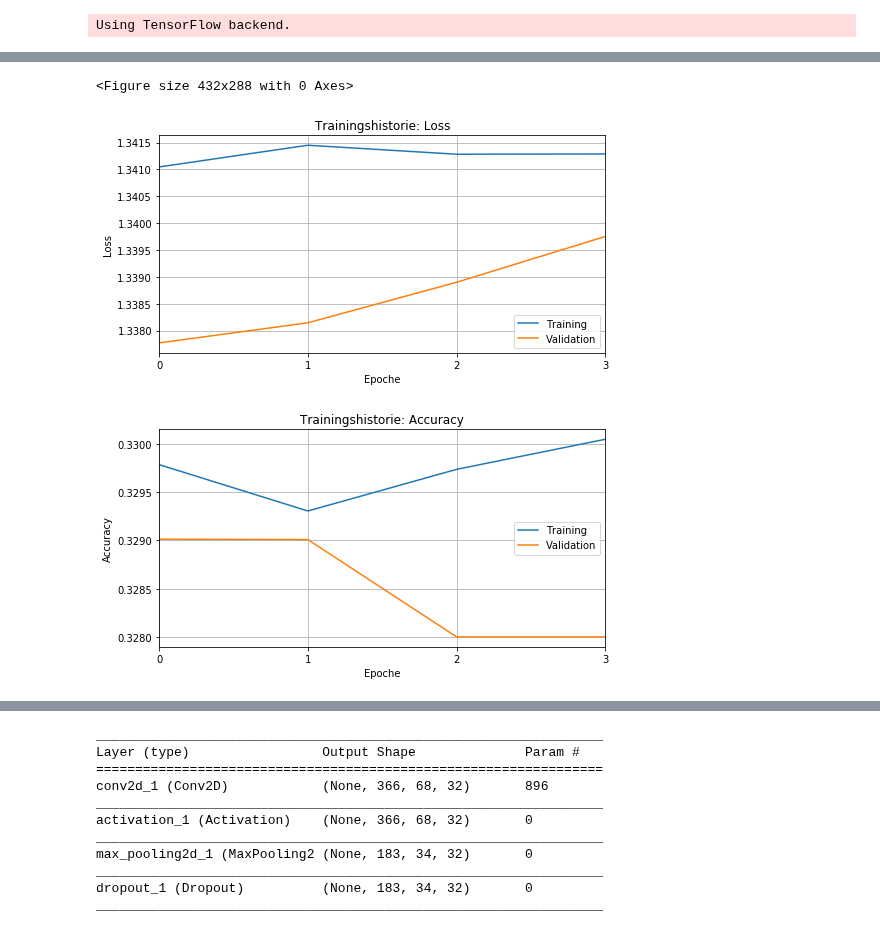
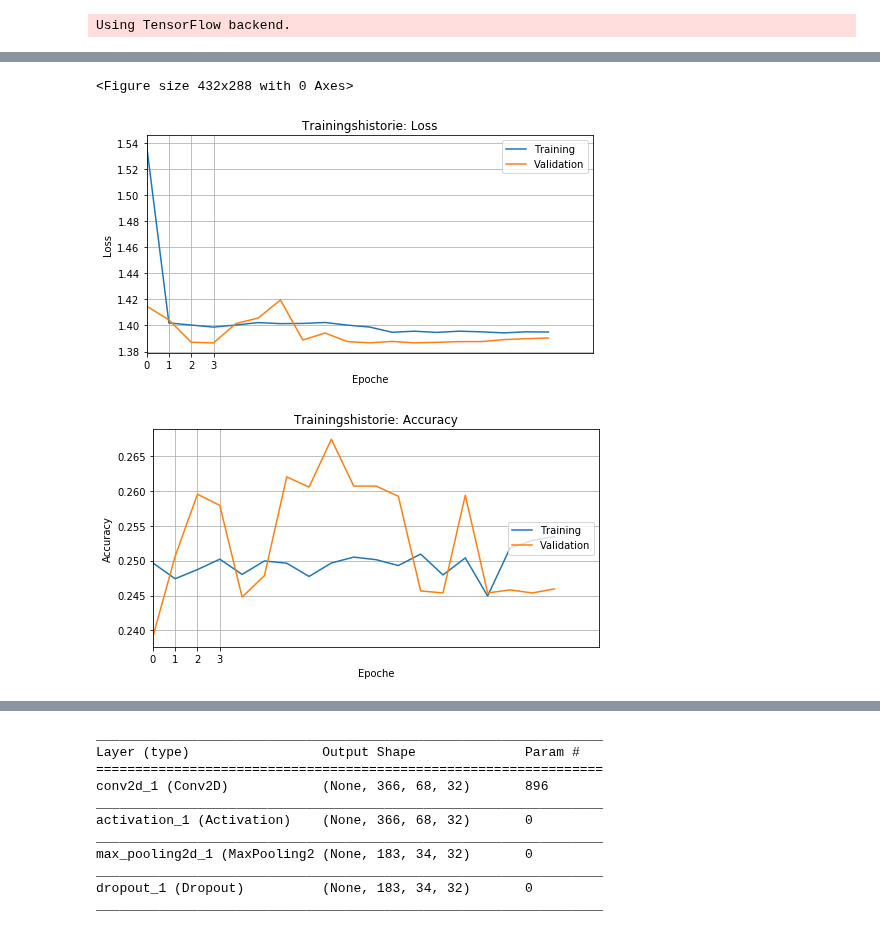
Before and after one commit to SandGreif/FahrradwegeKlassifizierung, a Jupyter notebook: faltungsnetze/CNN_experiment4.ipynb, the cells around one changed output, grey strips where cells are left out. Drawn from its saved outputs; the diff is of its cells as text; code cells hidden in the pictures.

Commit message:
Faltungsnetz Versuch 4.5 durchgeführt

```diff
--- a/faltungsnetze/CNN_experiment4.ipynb
+++ b/faltungsnetze/CNN_experiment4.ipynb
@@ -157,6 +168,6 @@ from sklearn.model_selection import train_test_split
 from sklearn.metrics import confusion_matrix
 from sklearn.metrics import accuracy_score
 # %%
-featuresDf = pandas.read_csv(filepath_or_buffer="../daten/merkmale_datensatz_37_bis_42/merkmaleMitLabelnFuzzyVersuch3.csv")
+featuresDf = pandas.read_csv(filepath_or_buffer="../daten/merkmale_datensatz_37_bis_42/merkmaleMitLabeln.csv")
 # %%
 # Nummer des aktuellen Versuchs
@@ -169,8 +180,9 @@ paths = []
 # Liste mit Pfaden zu den Bildern
 imagePaths = []
 # %%
+i = 0
 for dataset in datasets: # Für jeden Datensatz merke Pfad
-    paths.append("C:/Users/morro/Documents/datenRoh/" + dataset + "/zugeschnitten/")
+    paths.append("E:/bachelor/daten/" + dataset + "/zugeschnitten/")
 for path in paths: # Für jeden Pfad hole die Namen der Ordner
     folders = os.listdir(path)
     folders = sorted(folders, key=int) #sortiert die Reihenfolge de Ordner aufsteifend
@@ -183,5 +195,7 @@ for path in paths: # Für jeden Pfad hole die Namen der Ordner
         for name in files: # Ein Dateiname aus diesem Ordner
             if "jpg" not in name:
                 continue
-            imagePaths.append(filesPath + name)
+            if featuresDf["Klasse"].iloc[i] < 4:
+                imagePaths.append(filesPath + name)
+            i = i + 1
 # %% [output]
@@ -263,37 +279,38 @@ convKernelSize = 3                 # Größe des Faltungskern n*n
 batchSize      = 16
 # %%
 modelCNN = Sequential()
-modelCNN.add(Conv2D(numNeuronsC1, (convKernelSize, convKernelSize), padding='same', input_shape=inputShape))
+modelCNN.add(Conv2D(numNeuronsC1, (convKernelSize, convKernelSize), padding='same', input_shape=inputShape,kernel_initializer=initializers.glorot_uniform(seed=42)))
 modelCNN.add(Activation("elu"))
 modelCNN.add(MaxPooling2D(pool_size=(poolSize, poolSize)))
 modelCNN.add(Dropout(0.11))
-modelCNN.add(Conv2D(numNeuronsC2, (convKernelSize, convKernelSize), padding='same'))
+modelCNN.add(Conv2D(numNeuronsC2, (convKernelSize, convKernelSize), padding='same', kernel_initializer=initializers.glorot_uniform(seed=42)))
 modelCNN.add(Activation("elu"))
 modelCNN.add(MaxPooling2D(pool_size=(poolSize, poolSize)))
 modelCNN.add(Dropout(0.38))
-modelCNN.add(Conv2D(numNeuronsC3, (convKernelSize, convKernelSize), padding='same'))
+modelCNN.add(Conv2D(numNeuronsC3, (convKernelSize, convKernelSize), padding='same', kernel_initializer=initializers.glorot_uniform(seed=42)))
 modelCNN.add(Activation("elu"))
 modelCNN.add(MaxPooling2D(pool_size=(poolSize, poolSize)))
 modelCNN.add(Dropout(0.30))
-modelCNN.add(Conv2D(numNeuronsC4, (convKernelSize, convKernelSize), padding='same'))
+modelCNN.add(Conv2D(numNeuronsC4, (convKernelSize, convKernelSize), padding='same', kernel_initializer=initializers.glorot_uniform(seed=42)))
 modelCNN.add(Activation("elu"))
 modelCNN.add(MaxPooling2D(pool_size=(poolSize, poolSize)))
 modelCNN.add(Dropout(0.49))
 modelCNN.add(Flatten())
-modelCNN.add(Dense(numNeuronsD1))
+modelCNN.add(Dense(numNeuronsD1, kernel_initializer=initializers.glorot_uniform(seed=42)))
 modelCNN.add(Activation("elu"))
 modelCNN.add(Dropout(0.36))
-modelCNN.add(Dense(8))
+modelCNN.add(Dense(4, kernel_initializer=initializers.glorot_uniform(seed=42)))
 modelCNN.add(Activation('softmax'))
 
 modelCNN.compile(loss='categorical_crossentropy', optimizer="RMSprop", metrics=["accuracy"])
 
-earlyStopping = cb.EarlyStopping(monitor='val_acc', patience=10, verbose=1, mode='max')
-checkpointSafe = cb.ModelCheckpoint('ergebnisse_versuch4/modell_versuch4_4', monitor='val_acc', save_best_only=True)
+earlyStopping  = cb.EarlyStopping(monitor='val_acc', patience=10, verbose=1, mode='max')
+checkpointSafe = cb.ModelCheckpoint('ergebnisse_versuch4/modell_versuch4_5_4', monitor='val_acc', save_best_only=True)
 hist = modelCNN.fit_generator(dataLoader(xTrain, yTrain, batchSize), epochs=20, steps_per_epoch=(int(len(xTrain)/batchSize)),
               validation_data=dataLoader(xVal, yVal, batchSize), validation_steps=(int(len(xVal)/batchSize)), callbacks=[earlyStopping,checkpointSafe])
+
 score, acc = modelCNN.evaluate_generator( dataLoader(xTest, yTest, batchSize), steps=(int(len(xTest)/batchSize)))
-print('Test score: ' + str(score))
-print('Test accuracy: ' +  str(acc))
+print('Test score: '    +  str(score))
+print('Test accuracy: ' +  str(acc)  )
 # %% [output]
 Epoch 1/20
@@ -303,35 +335,35 @@ modelCNN.summary()
 # %%
 # Plot Modell Historie Loss und Accuracy
 plt.figure(1)
 plt.figure(figsize=(8,4))
 plt.title('Trainingshistorie: Loss')
 plt.xlabel('Epoche')
 plt.ylabel('Loss')
 plt.plot(hist.history['loss'])
 plt.plot(hist.history['val_loss'])
 plt.legend(['Training', 'Validation'])
-plt.xlim(0,3)
+plt.xlim(0,20)
 plt.grid(True)
-plt.savefig("trainingshistorieLossVersuch4_" + experimentNumber + ".png")
+#plt.savefig("trainingshistorieLossVersuch4_" + experimentNumber + ".png")
 plt.xticks(np.arange(0, 3.1, step=1))
 plt.figure(2)
 plt.figure(figsize=(8,4))
 plt.title('Trainingshistorie: Accuracy')
 plt.xticks()
 plt.xlabel('Epoche')
 plt.ylabel('Accuracy')
 plt.plot(hist.history['acc'])
 plt.plot(hist.history['val_acc'])
 plt.legend(['Training', 'Validation'], loc='right')
-plt.xlim(0,3)
+plt.xlim(0,20)
 plt.xticks(np.arange(0, 3.1, step=1))
 plt.grid(True)
-plt.savefig("trainingshistorieAccuracyVersuch4_" + experimentNumber + ".png")
+#plt.savefig("trainingshistorieAccuracyVersuch4_" + experimentNumber + ".png")
 plt.show()
 # %% [output]
 <Figure size 432x288 with 0 Axes>
-[figure, old version]
+[figure, new version]
-[figure, old version]
+[figure, new version]
 # %%
 # Läd Testdaten
 def testDataLoader(imagePaths, batchSize):
```
Also changed, not shown: parts of 16 cells of this notebook, 5 other files.
